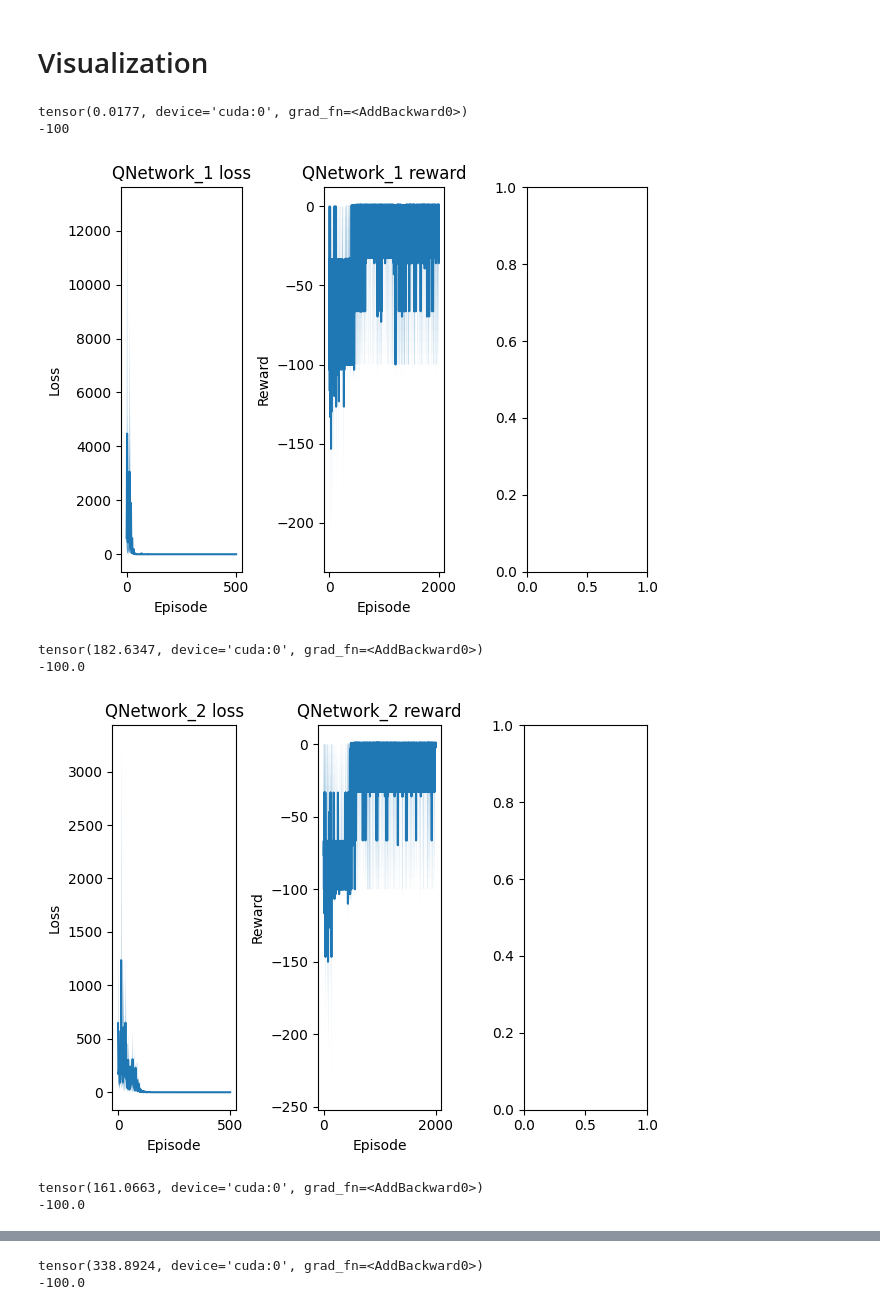
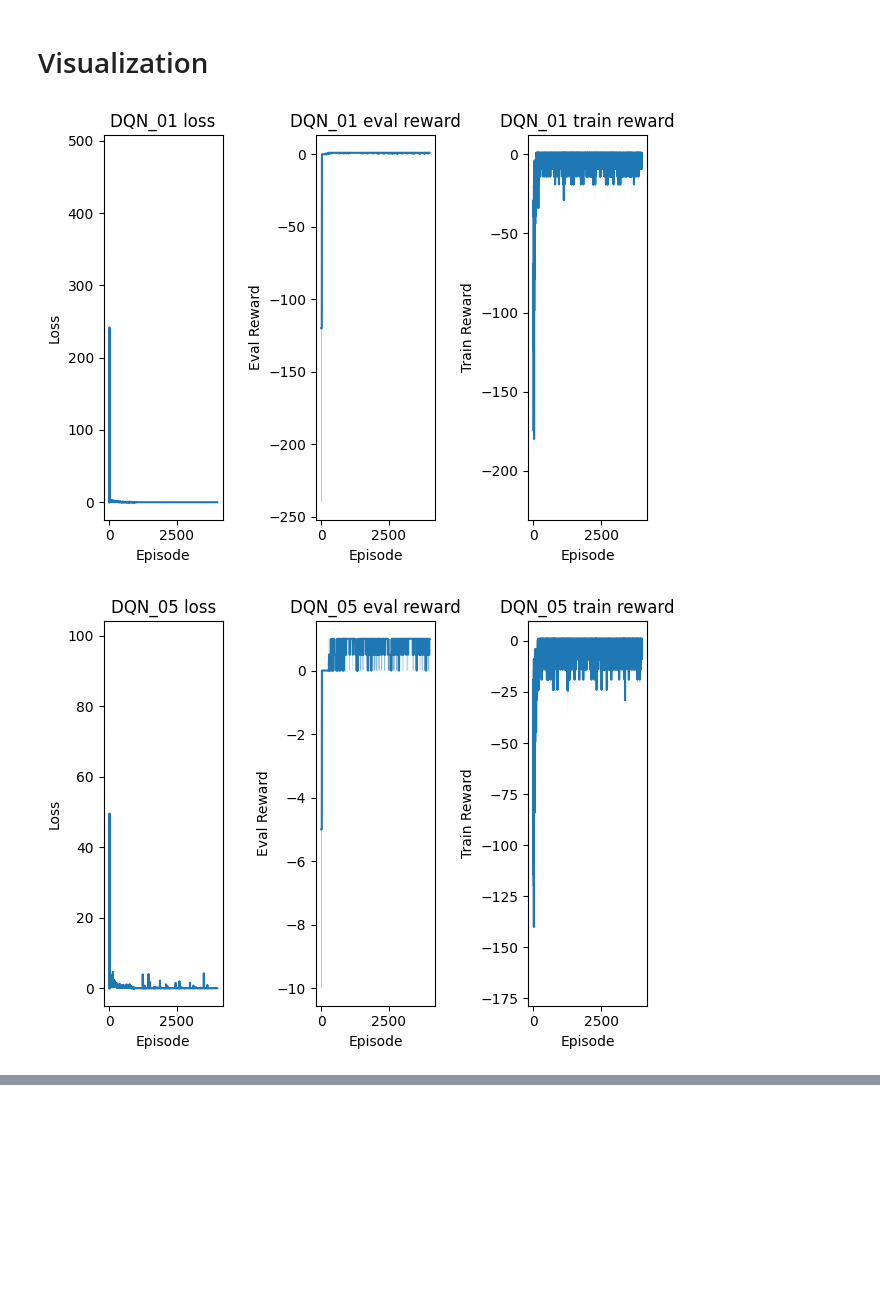
Before and after one commit to mmdrez4/deep-linear-rl, a Jupyter notebook: dql_gridworld.ipynb, the cells around one changed output, grey strips where cells are left out. Drawn from its saved outputs; the diff is of its cells as text; code cells hidden in the pictures; blank space fills up the shorter version.

```diff
--- a/dql_gridworld.ipynb
+++ b/dql_gridworld.ipynb
@@ -301,6 +302,8 @@ class QNetwork(nn.Module):
         else:
           self.final_layer = nn.Linear(self.feature_size, action_size)
 
+        #nn.init.zeros_(self.final_layer.weight)
+        #nn.init.zeros_(self.final_layer.bias)
         self.init_weights(self.final_layer)
 
     def init_weights(self, layer):
@@ -316,8 +319,8 @@ class QNetwork(nn.Module):
           ])
         ).reshape(env.observation_space.shape[0], -1).T
         centers = torch.tensor(centers).float().to(device)
-        #self.feature_name, self.feature_extract = "Aggregate", lambda state : aggregation_features(state.reshape(-1, state_size), centers)
-        self.feature_name, self.feature_extract = "RBF", lambda state : rbf_features(state.reshape(-1, state_size), centers, 0.2)
+        self.feature_name, self.feature_extract = "Aggregate", lambda state : aggregation_features(state.reshape(-1, state_size), centers)
+        #self.feature_name, self.feature_extract = "RBF", lambda state : rbf_features(state.reshape(-1, state_size), centers, 0.2)
         return self.feature_extract(env.reset()[0]).shape[1]
 
 
@@ -430,7 +433,7 @@ epsilon_start = 1.0
 epsilon_end = 0.05
 epsilon_decay_rate = 0.995
 gamma = 0.9
-lr = 1e-3
+lr = 1e-4
 buffer_size = 10000
 batch_size = 512
 update_frequency = 10
@@ -477,6 +480,7 @@ netwrok_names
 def eval(new_agent):
   episode_rewards = []
 
+  action_series = []
   for episode in range(test_episodes):
       state, _ = env_eval.reset()
       episode_reward = 0
@@ -484,11 +488,13 @@ def eval(new_agent):
       while not done:
           action = new_agent.act(state, eps=0.)
           next_state, reward, terminated, truncated, _ = env_eval.step(action)
+          action_series.append(action)
           done = terminated or truncated
           episode_reward += reward
           state = next_state
 
       episode_rewards.append(episode_reward)
 
+
   average_reward = sum(episode_rewards) / test_episodes
-  return average_reward
+  return average_reward, action_series
@@ -585,9 +624,12 @@ seed = 0
 # %%
 for i, network in enumerate(networks):
 
+    if i not in [0, 4, 9]:
+      continue
+
     fig, ax = plt.subplots(ncols=3)
 
-    losses = np.array([[0 if type(l) == int else l.cpu().detach().numpy() for l in loss] for loss in data[network]["loss"]])
+    losses = np.array([[l for l in loss] for loss in data[network]["loss"]])
     rewards = np.array([[l for l in reward] for reward in data[network]["train_reward"]])
     eval_rewards = np.array([[l for l in reward] for reward in data[network]["eval_reward"]])
 
@@ -598,41 +640,35 @@ for i, network in enumerate(networks):
     x = np.array(list(range(len(mean_loss))))
     ax[0].plot(x, mean_loss, '-')
     ax[0].fill_between(x, min_loss, max_loss, alpha=0.7)
 
     min_eval_reward = eval_rewards.min(axis=0)
     max_eval_reward = eval_rewards.max(axis=0)
     mean_eval_reward = eval_rewards.mean(axis=0)
 
     x = np.array(list(range(len(mean_eval_reward))))
     ax[1].plot(x, mean_eval_reward, '-')
     ax[1].fill_between(x, min_eval_reward, max_eval_reward, alpha=0.7)
 
     min_reward = rewards.min(axis=0)
     max_reward = rewards.max(axis=0)
     mean_reward = rewards.mean(axis=0)
 
     x = np.array(list(range(len(mean_reward))))
     ax[2].plot(x, mean_reward, '-')
     ax[2].fill_between(x, min_reward, max_reward, alpha=0.7)
 
-    ax[0].set_title(f"{netwrok_names[i]} loss")
-    ax[1].set_title(f"{netwrok_names[i]} eval reward")
-    ax[2].set_title(f"{netwrok_names[i]} train reward")
+    ax[0].set_title(f"{netwrok_names[i][:6]} loss")
+    ax[1].set_title(f"{netwrok_names[i][:6]} eval reward")
+    ax[2].set_title(f"{netwrok_names[i][:6]} train reward")
 
     ax[0].set_xlabel("Episode")
     ax[1].set_xlabel("Episode")
     ax[2].set_xlabel("Episode")
     ax[0].set_ylabel("Loss")
     ax[1].set_ylabel("Eval Reward")
     ax[2].set_ylabel("Train Reward")
     plt.tight_layout()
     plt.show()
 # %% [output]
-tensor(0.0177, device='cuda:0', grad_fn=<AddBackward0>)
--100
-[figure, old version]
+[figure, new version]
-tensor(182.6347, device='cuda:0', grad_fn=<AddBackward0>)
--100.0
-[figure, old version]
+[figure, new version]
-tensor(161.0663, device='cuda:0', grad_fn=<AddBackward0>)
--100.0
@@ -640,2 +675,0 @@ tensor(161.0663, device='cuda:0', grad_fn=<AddBackward0>)
-tensor(338.8924, device='cuda:0', grad_fn=<AddBackward0>)
--100.0
```
Also changed, not shown: parts of 4 cells of this notebook.
